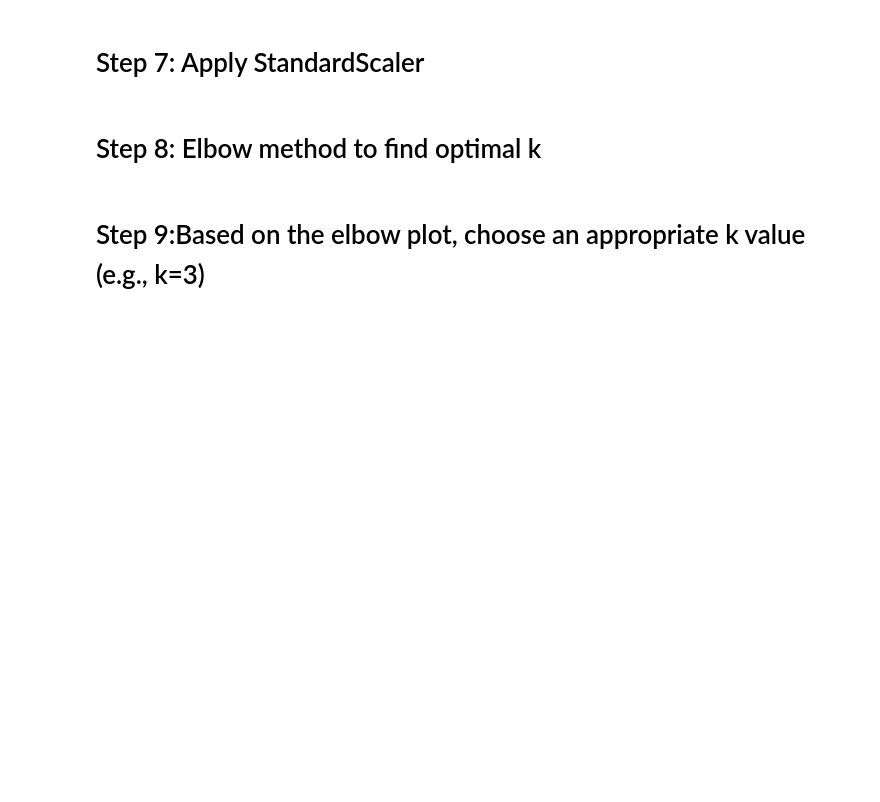
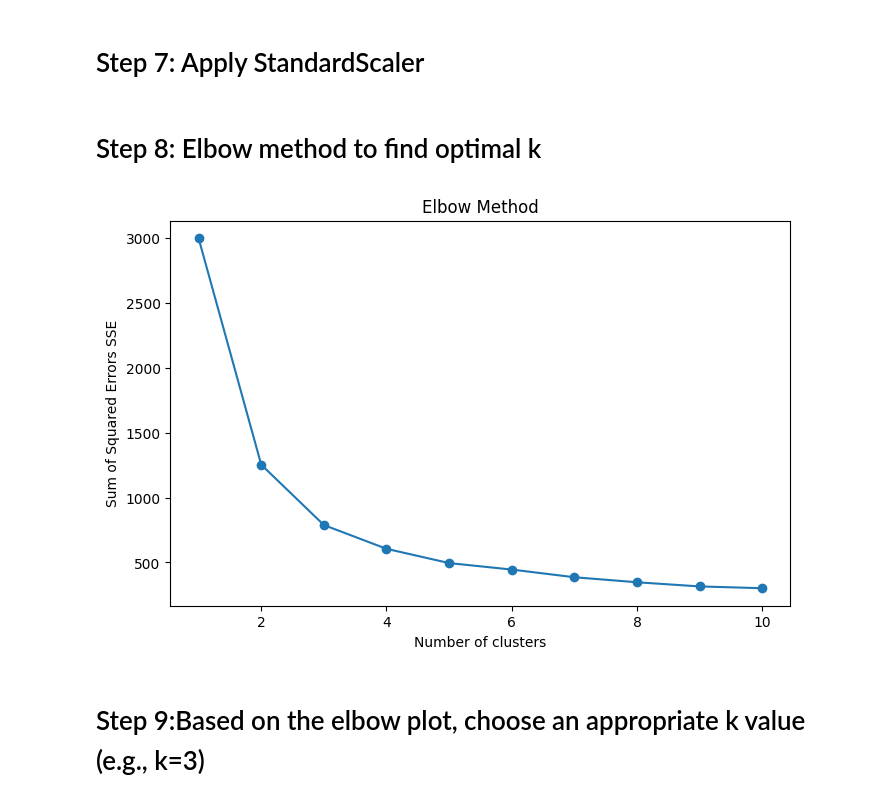
Before and after one commit to namrapithwa-tech/ML, a Jupyter notebook: Lab9/Lab9.ipynb, the cells around one changed output. Saved outputs shown, nothing was run; the diff lists cells and outputs as text; code cells hidden in the pictures; blank space fills up the shorter version.

```diff
--- a/Lab9/Lab9.ipynb
+++ b/Lab9/Lab9.ipynb
@@ -111,8 +111,24 @@ array([[<Axes: title={'center': 'math score'}>,
 # Step 7: Apply StandardScaler
 # %%
 scaler = StandardScaler()
-scaled_features = scaler.fit(df.select_dtypes(include=[np.number]))
+scaled_features = scaler.fit_transform(df.select_dtypes(include=[np.number]))
 # %% [markdown]
 # Step 8: Elbow method to find optimal k
+# %%
+sse = []
+k_range = range(1,11)
+for k in k_range:
+    kmeans = KMeans(n_clusters=k,random_state=42)
+    kmeans.fit(scaled_features)
+    sse.append(kmeans.inertia_)
+
+plt.figure(figsize=(8,5))
+plt.plot(k_range, sse, marker='o')
+plt.title('Elbow Method')
+plt.xlabel('Number of clusters')
+plt.ylabel('Sum of Squared Errors SSE')
+plt.show()
+# %% [output]
+[figure, added]
 # %% [markdown]
 # Step 9:Based on the elbow plot, choose an appropriate k value (e.g., k=3)
```
Also changed, not shown: parts of 3 cells of this notebook.
